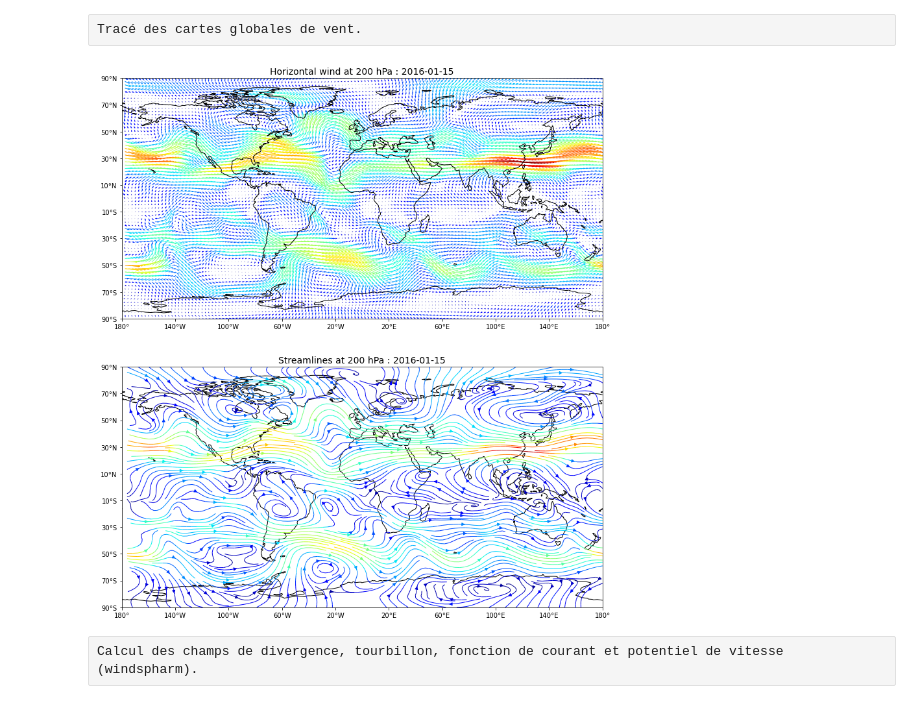
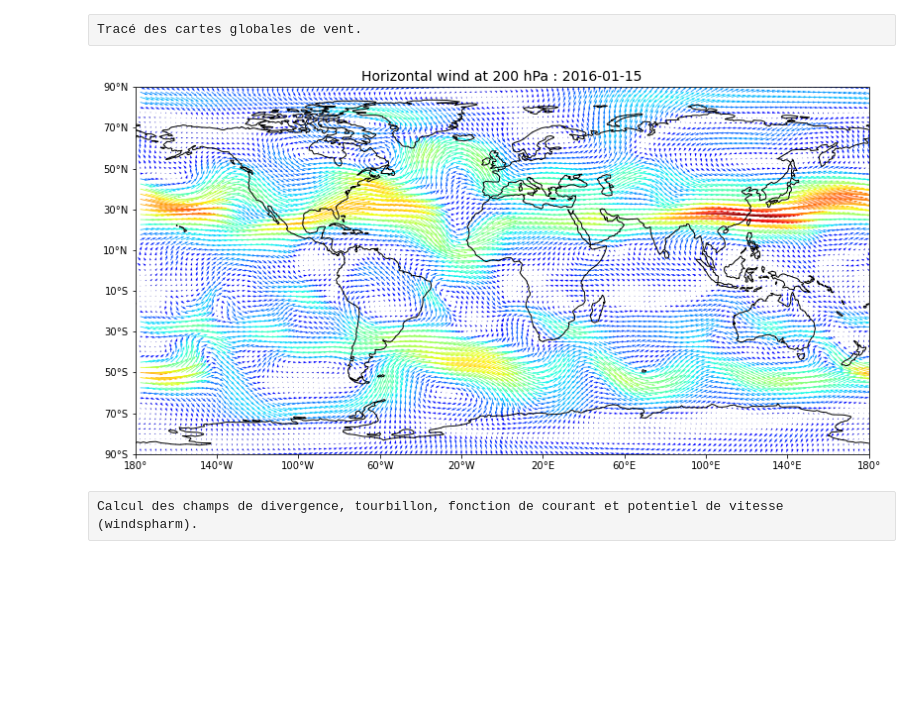
Before and after one commit to fredericferry/wind_div_rot, a Jupyter notebook: 2_SF_VP_NCEP.ipynb, the cells around one changed output. Cells and saved outputs as stored; diff of their text form; code cells hidden in the pictures; blank space fills up the shorter version.

```diff
--- a/2_SF_VP_NCEP.ipynb
+++ b/2_SF_VP_NCEP.ipynb
@@ -58,5 +58,5 @@ time  = fu.time.values
 lat = fu.lat.values
 
 #--  Extract variables
-u = fu['uwnd']
-v = fv['vwnd']
+u0 = fu['uwnd']
+v0 = fv['vwnd']
@@ -65,20 +63,3 @@ Fonction de conversion des longitudes 0 - 360 en -180 - 180.
-# %%
-def lonflip(da):
-    lon_name = 'lon'
-    da['_longitude_adjusted'] = xr.where(
-        da[lon_name] > 180,
-        da[lon_name] - 360,
-        da[lon_name])
-    da = (
-        da
-        .swap_dims({lon_name: '_longitude_adjusted'})
-        .sel(**{'_longitude_adjusted': sorted(da._longitude_adjusted)})
-        .drop(lon_name))
-    da = da.rename({'_longitude_adjusted': lon_name})
-    return da
-
-u0 = lonflip(u)
-v0 = lonflip(v)
 # %% [raw]
 Ajout de points cycliques en longitude.
 # %%
@@ -112,26 +91,19 @@ Tracé des cartes globales de vent.
 # %%
 projection = ccrs.PlateCarree()
 
 fig = plt.figure(figsize=(15., 15.))
-ax = fig.add_subplot(211, projection=projection)
+ax = fig.add_subplot(2, 1, 1, projection=projection)
 ax.set_title('Horizontal wind at '+str(plev)+' hPa : '+ date, loc='center', fontsize=14)
 plot_background(ax)
 wind = ax.quiver(lon, lat, u1, v1, wind_mod, cmap='jet', scale=2000,
                  width=0.001, angles='xy', transform=ccrs.PlateCarree())
 
-ax = fig.add_subplot(212, projection=projection)
-ax.set_title('Streamlines at '+str(plev)+' hPa : '+ date, loc='center', fontsize=14)
-plot_background(ax)
-ax.set_global()
-wind2= ax.streamplot(lon, lat, np.array(u1), np.array(v1), transform=ccrs.PlateCarree(),
-                  linewidth=1, density=3, color=np.array(wind_mod), cmap='jet')
-
 figname='./figs/NCEP_sfvp_wind_'+date
 plt.savefig(figname+'.png',bbox_inches='tight')
 
 plt.show()
 # %% [output]
-[figure, old version]
+[figure, new version]
 # %% [raw]
 Calcul des champs de divergence, tourbillon, fonction de courant et potentiel de vitesse (windspharm).
 # %%
```
Also changed, not shown: parts of 7 cells of this notebook, 1 other file.
